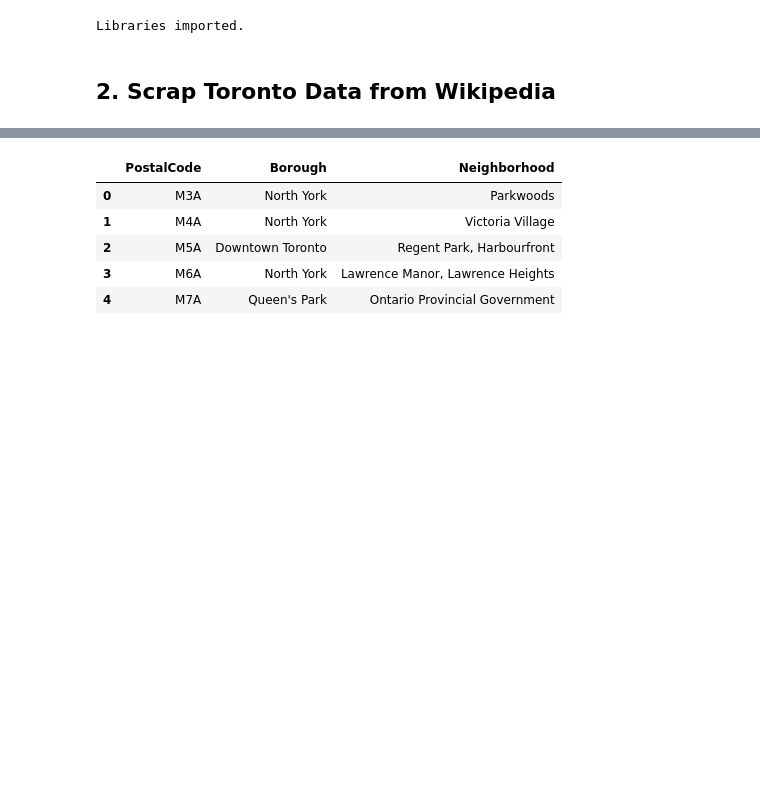
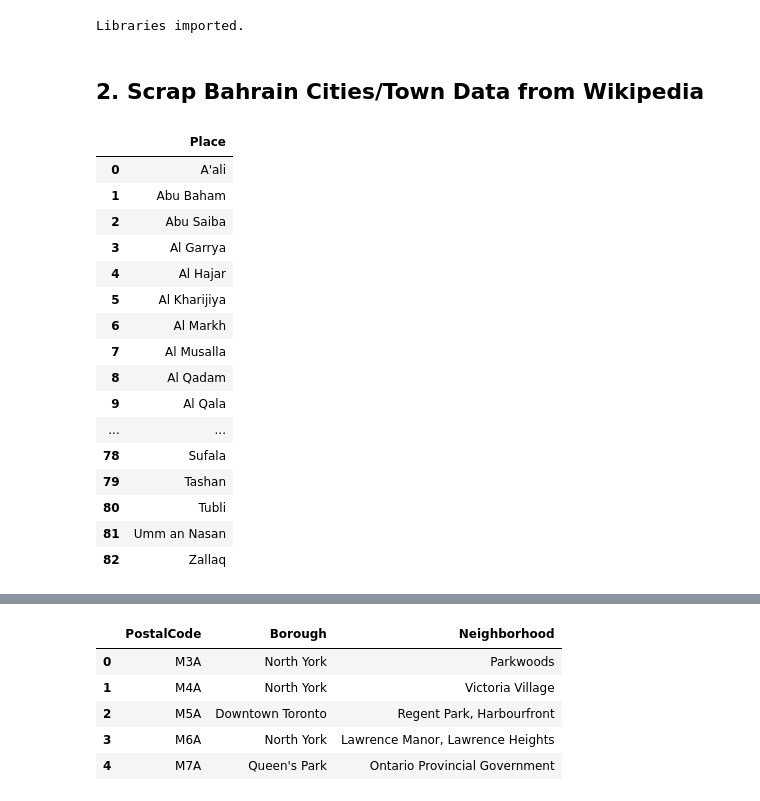
Before and after one commit to isados/neighborhood-clusters, a Jupyter notebook: BahrainSegmentation.ipynb, the cells around one changed output, grey strips where cells are left out. Cells and saved outputs as stored; diff of their text form; code cells hidden in the pictures; blank space fills up the shorter version.

```diff
--- a/FoursquareTorontoSegmentation.ipynb
+++ b/BahrainSegmentation.ipynb
@@ -26,29 +26,39 @@ print('Libraries imported.')
 # %% [output]
 Libraries imported.
 # %% [markdown]
-## 2. Scrap Toronto Data from Wikipedia
+## 2. Scrap Bahrain Cities/Town Data from Wikipedia
 # %%
-url = 'https://en.wikipedia.org/wiki/List_of_postal_codes_of_Canada:_M'
+url = 'https://en.wikipedia.org/wiki/Category:Populated_places_in_Bahrain'
 html_doc = requests.get(url).text # Get HTML Doc
+# pprint(html_doc)
+soup = BeautifulSoup(html_doc, 'html.parser') # Parse using bs4
+blocks = soup.find_all("div", {"class": "mw-category-group"})[1:]
 
-soup = BeautifulSoup(html_doc, 'html.parser') # Parse using bs4
+bh_data=[]
+for block in blocks:
+    places = block.find('ul').find_all('li')
+    for place in places:
+        bh_data.append(place.a.text.split(',')[0])
 
-table_contents=[]
-table=soup.find('table')
-table
-for row in table.findAll('td'):
-    cell = {}
-    if row.span.text=='Not assigned':
-        pass
-    else:
-        cell['PostalCode'] = row.p.text[:3]
-        cell['Borough'] = (row.span.text).split('(')[0]
-        cell['Neighborhood'] = (((((row.span.text).split('(')[1]).strip(')')).replace(' /',',')).replace(')',' ')).strip(' ')
-        table_contents.append(cell)
-
-# print(table_contents)
-df=pd.DataFrame(table_contents)
-df['Borough']=df['Borough'].replace({'Downtown TorontoStn A PO Boxes25 The Esplanade':'Downtown Toronto Stn A',
-                                             'East TorontoBusiness reply mail Processing Centre969 Eastern':'East Toronto Business',
-                                             'EtobicokeNorthwest':'Etobicoke Northwest','East YorkEast Toronto':'East York/East Toronto',
-                                             'MississaugaCanada Post Gateway Processing Centre':'Mississauga'})
+bh_data = pd.DataFrame(bh_data, columns=['Place'])
+remove_places = ['Rifa and Southern Region']
+bh_data = bh_data[bh_data['Place'].apply(lambda item : item not in remove_places)].reset_index(drop=True)
+bh_data
+# %% [output]
+|  | Place |
+| 0 | A'ali |
+| 1 | Abu Baham |
+| 2 | Abu Saiba |
+| 3 | Al Garrya |
+| 4 | Al Hajar |
+| 5 | Al Kharijiya |
+| 6 | Al Markh |
+| 7 | Al Musalla |
+| 8 | Al Qadam |
+| 9 | Al Qala |
+| ... | ... |
+| 78 | Sufala |
+| 79 | Tashan |
+| 80 | Tubli |
+| 81 | Umm an Nasan |
+| 82 | Zallaq |
```
Also changed, not shown: parts of 13 cells of this notebook, 1 other file.
